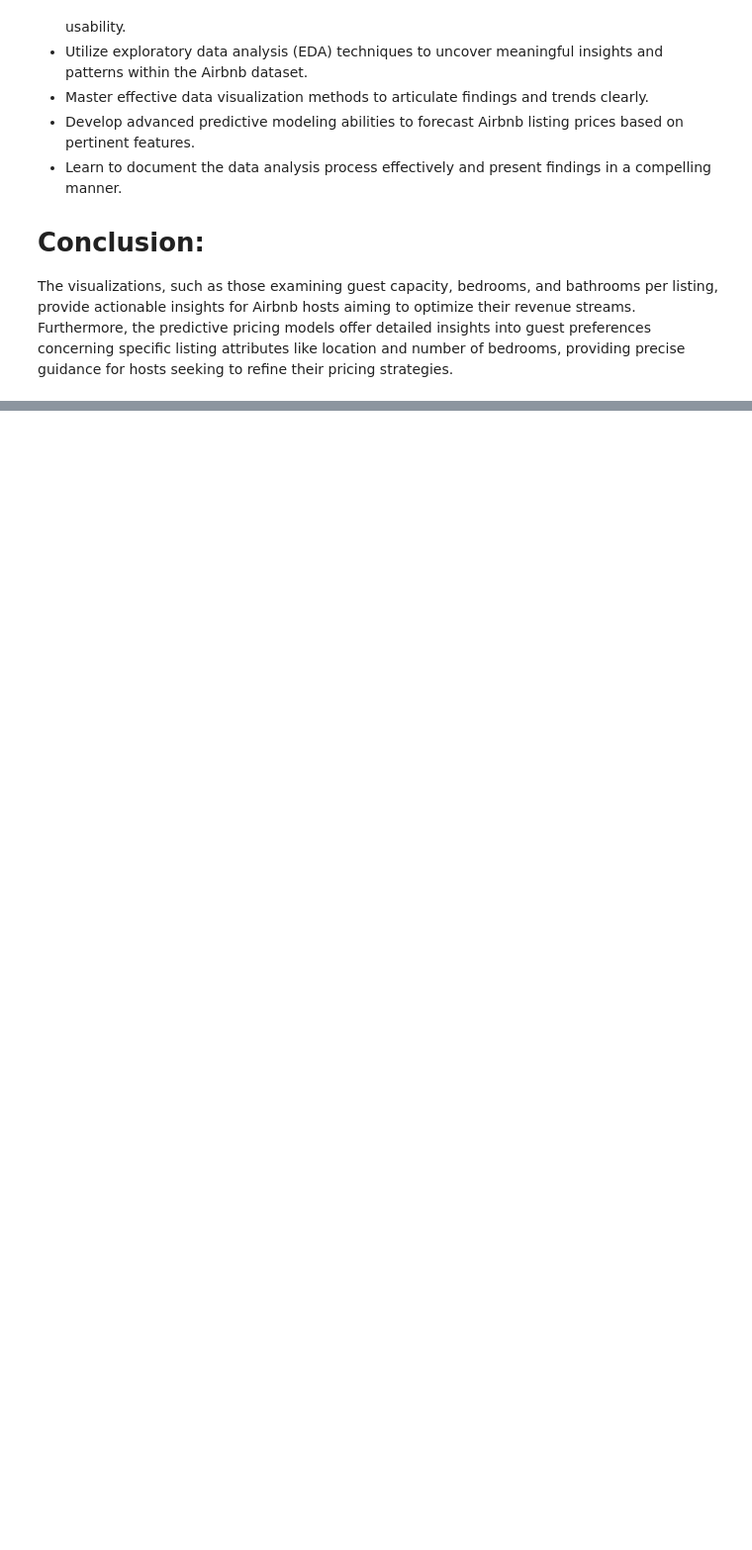
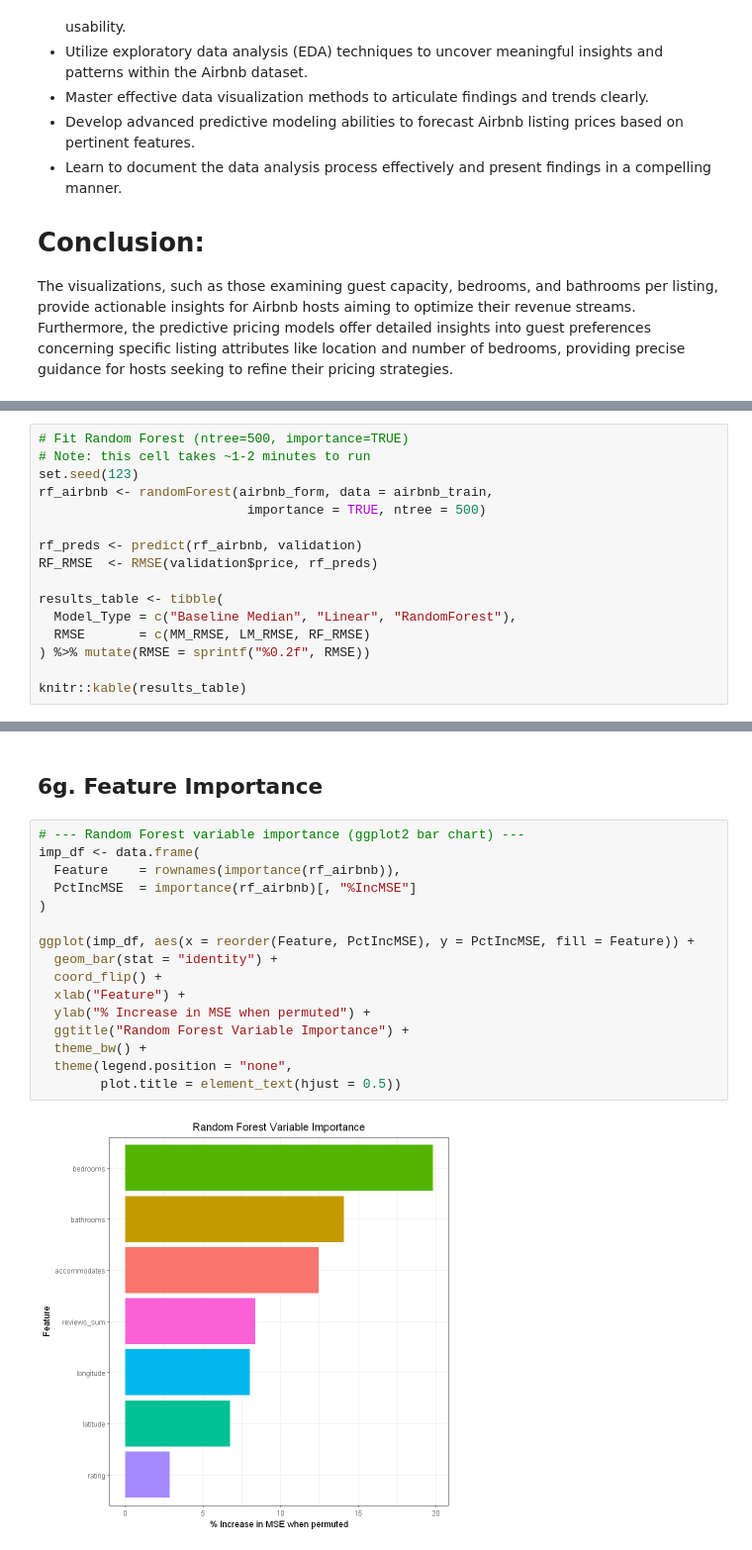
Before and after one commit to pavankalyanperla/Analysis-and-Prediction-of-Airbnb-Listing-Prices-using-R-programming, a Jupyter notebook: Script or code/Analysis and Prediction of Airbnb Listing Prices.ipynb, the cells around one changed output, grey strips where cells are left out. Shown at 99% size. Saved outputs shown, nothing was run; the diff lists cells and outputs as text; blank space fills up the shorter version.

```diff
--- a/Script or code/Analysis and Prediction of Airbnb Listing Prices.ipynb
+++ b/Script or code/Analysis and Prediction of Airbnb Listing Prices.ipynb
@@ -1026,0 +1080,16 @@ The visualizations, such as those examining guest capacity, bedrooms, and bathro
+# %%
+# Fit Random Forest (ntree=500, importance=TRUE)
+# Note: this cell takes ~1-2 minutes to run
+set.seed(123)
+rf_airbnb <- randomForest(airbnb_form, data = airbnb_train,
+                           importance = TRUE, ntree = 500)
+
+rf_preds <- predict(rf_airbnb, validation)
+RF_RMSE  <- RMSE(validation$price, rf_preds)
+
+results_table <- tibble(
+  Model_Type = c("Baseline Median", "Linear", "RandomForest"),
+  RMSE       = c(MM_RMSE, LM_RMSE, RF_RMSE)
+) %>% mutate(RMSE = sprintf("%0.2f", RMSE))
+
+knitr::kable(results_table)
@@ -1026,0 +1143,20 @@ The visualizations, such as those examining guest capacity, bedrooms, and bathro
+# %% [markdown]
+## 6g. Feature Importance
+# %%
+# --- Random Forest variable importance (ggplot2 bar chart) ---
+imp_df <- data.frame(
+  Feature    = rownames(importance(rf_airbnb)),
+  PctIncMSE  = importance(rf_airbnb)[, "%IncMSE"]
+)
+
+ggplot(imp_df, aes(x = reorder(Feature, PctIncMSE), y = PctIncMSE, fill = Feature)) +
+  geom_bar(stat = "identity") +
+  coord_flip() +
+  xlab("Feature") +
+  ylab("% Increase in MSE when permuted") +
+  ggtitle("Random Forest Variable Importance") +
+  theme_bw() +
+  theme(legend.position = "none",
+        plot.title = element_text(hjust = 0.5))
+# %% [output]
+[figure, added]
```
Also changed, not shown: parts of 36 cells of this notebook.
